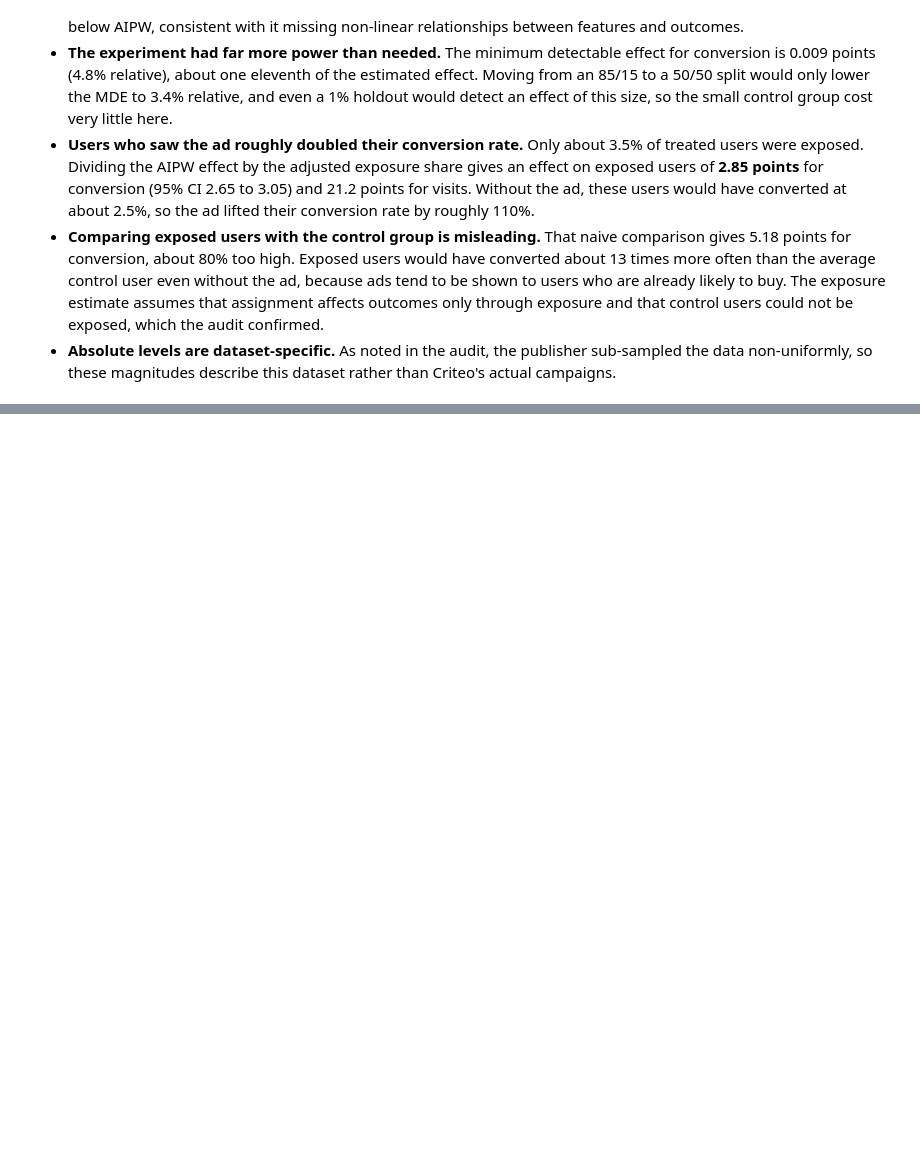
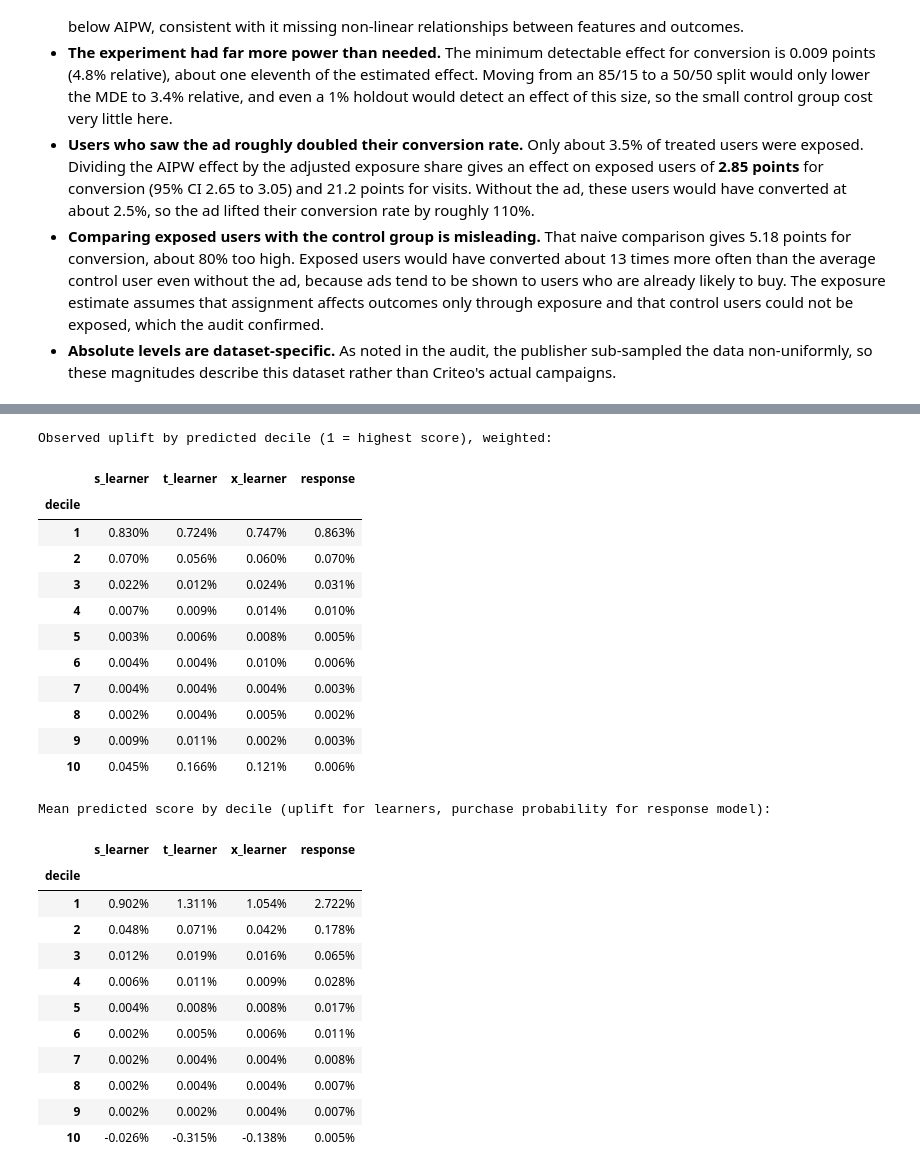
Before and after one commit to LindaZhao-neu/criteo-uplift-analysis, a Jupyter notebook: notebooks/criteo_uplift_analysis.ipynb, the cells around one changed output, grey strips where cells are left out. Drawn from its saved outputs; the diff is of its cells as text; code cells hidden in the pictures; blank space fills up the shorter version.

```diff
--- a/notebooks/criteo_uplift_analysis.ipynb
+++ b/notebooks/criteo_uplift_analysis.ipynb
@@ -858,0 +1071,48 @@ Exposure share if treated, adjusted: 3.5264%
+# %%
+w_arr = weights["weighted"]
+
+def weighted_uplift(mask):
+    wt, wc = w_arr[mask] * t_arr[mask], w_arr[mask] * (1 - t_arr[mask])
+    y = y_arr[mask]
+    return (wt * y).sum() / wt.sum() - (wc * y).sum() / wc.sum()
+
+observed, predicted = {}, {}
+for m in MODELS:
+    decile = pd.qcut(test[m].rank(method="first", ascending=False), 10, labels=range(1, 11)).to_numpy()
+    observed[m] = [weighted_uplift(decile == d) for d in range(1, 11)]
+    predicted[m] = [test.loc[decile == d, m].mean() for d in range(1, 11)]
+
+observed = pd.DataFrame(observed, index=pd.Index(range(1, 11), name="decile"))
+predicted = pd.DataFrame(predicted, index=pd.Index(range(1, 11), name="decile"))
+
+print("Observed uplift by predicted decile (1 = highest score), weighted:")
+display(observed.style.format("{:.3%}"))
+print("Mean predicted score by decile (uplift for learners, purchase probability for response model):")
+display(predicted.style.format("{:.3%}"))
+# %% [output]
+Observed uplift by predicted decile (1 = highest score), weighted:
+|  | s_learner | t_learner | x_learner | response |
+| decile |  |  |  |  |
+| 1 | 0.830% | 0.724% | 0.747% | 0.863% |
+| 2 | 0.070% | 0.056% | 0.060% | 0.070% |
+| 3 | 0.022% | 0.012% | 0.024% | 0.031% |
+| 4 | 0.007% | 0.009% | 0.014% | 0.010% |
+| 5 | 0.003% | 0.006% | 0.008% | 0.005% |
+| 6 | 0.004% | 0.004% | 0.010% | 0.006% |
+| 7 | 0.004% | 0.004% | 0.004% | 0.003% |
+| 8 | 0.002% | 0.004% | 0.005% | 0.002% |
+| 9 | 0.009% | 0.011% | 0.002% | 0.003% |
+| 10 | 0.045% | 0.166% | 0.121% | 0.006% |
+Mean predicted score by decile (uplift for learners, purchase probability for response model):
+|  | s_learner | t_learner | x_learner | response |
+| decile |  |  |  |  |
+| 1 | 0.902% | 1.311% | 1.054% | 2.722% |
+| 2 | 0.048% | 0.071% | 0.042% | 0.178% |
+| 3 | 0.012% | 0.019% | 0.016% | 0.065% |
+| 4 | 0.006% | 0.011% | 0.009% | 0.028% |
+| 5 | 0.004% | 0.008% | 0.008% | 0.017% |
+| 6 | 0.002% | 0.005% | 0.006% | 0.011% |
+| 7 | 0.002% | 0.004% | 0.004% | 0.008% |
+| 8 | 0.002% | 0.004% | 0.004% | 0.007% |
+| 9 | 0.002% | 0.002% | 0.004% | 0.007% |
+| 10 | -0.026% | -0.315% | -0.138% | 0.005% |
```
Also changed, not shown: parts of 16 cells of this notebook.
